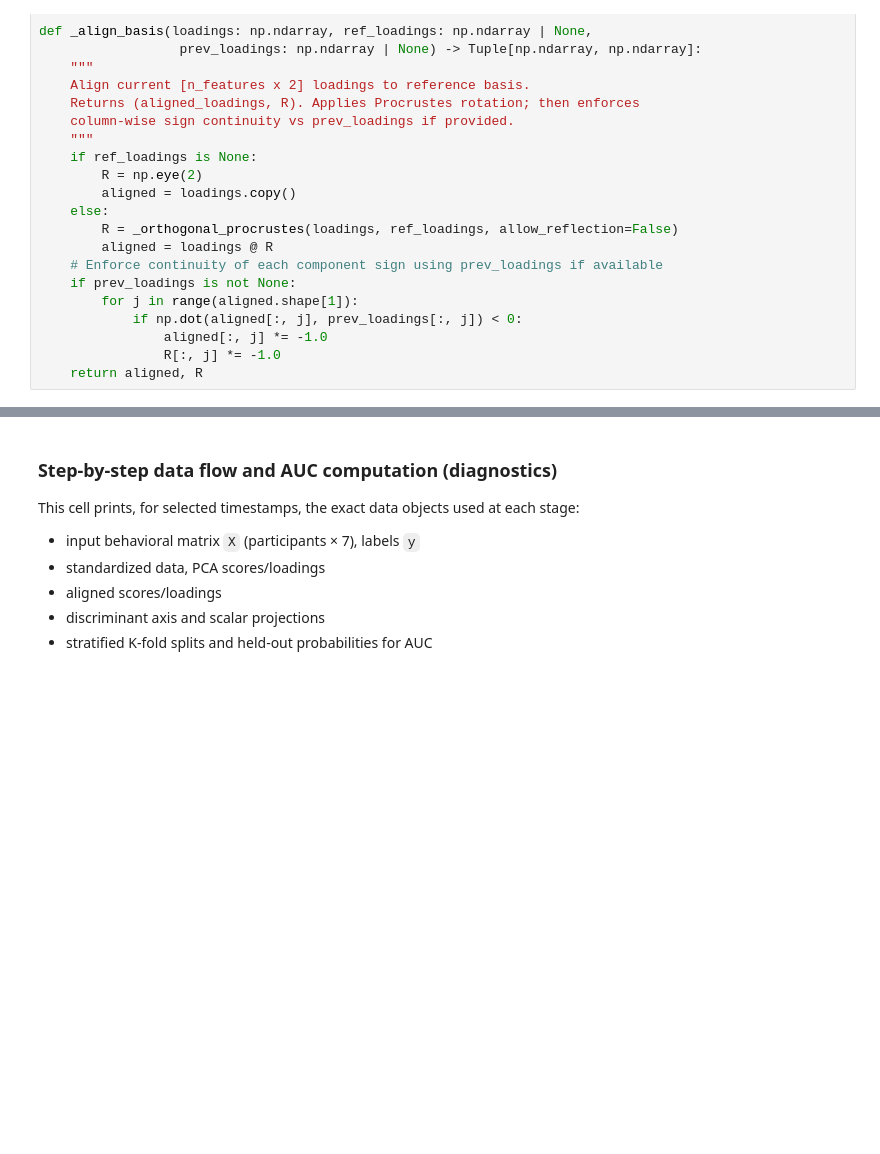
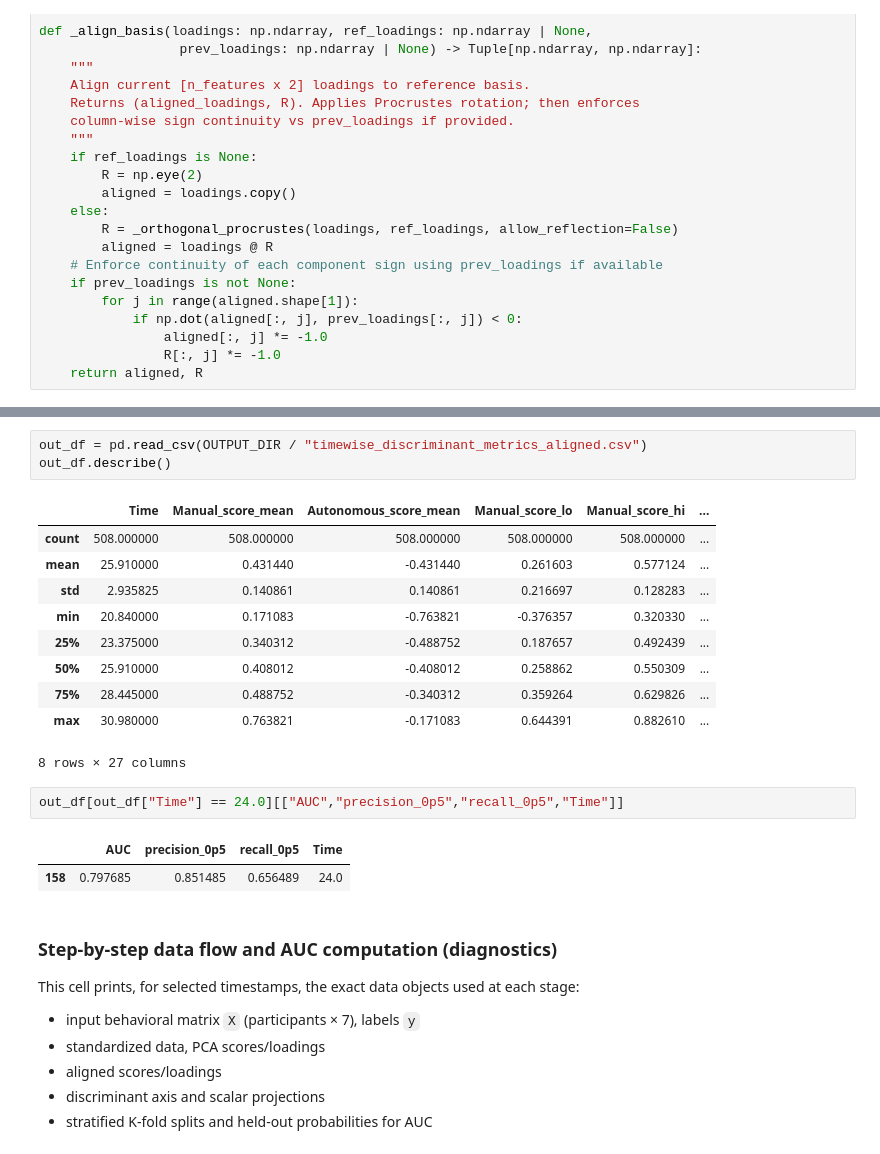
Before and after one commit to JohnMadrid/pca-driving-behavior, a Jupyter notebook: pc-interp.ipynb, the cells around one changed output, grey strips where cells are left out. Drawn from its saved outputs; the diff is of its cells as text; blank space fills up the shorter version.

Commit message:
AUC precision and recall calculation

```diff
--- a/pc-interp.ipynb
+++ b/pc-interp.ipynb
@@ -313,3 +564,22 @@ Saved: /Users/johnmadrid/GitHub/pca-driving-behavior/results/pc-interp/timewise_
+# %%
+out_df = pd.read_csv(OUTPUT_DIR / "timewise_discriminant_metrics_aligned.csv")
+out_df.describe()
+# %% [output]
+|  | Time | Manual_score_mean | Autonomous_score_mean | Manual_score_lo | Manual_score_hi | ... |
+| count | 508.000000 | 508.000000 | 508.000000 | 508.000000 | 508.000000 | ... |
+| mean | 25.910000 | 0.431440 | -0.431440 | 0.261603 | 0.577124 | ... |
+| std | 2.935825 | 0.140861 | 0.140861 | 0.216697 | 0.128283 | ... |
+| min | 20.840000 | 0.171083 | -0.763821 | -0.376357 | 0.320330 | ... |
+| 25% | 23.375000 | 0.340312 | -0.488752 | 0.187657 | 0.492439 | ... |
+| 50% | 25.910000 | 0.408012 | -0.408012 | 0.258862 | 0.550309 | ... |
+| 75% | 28.445000 | 0.488752 | -0.340312 | 0.359264 | 0.629826 | ... |
+| max | 30.980000 | 0.763821 | -0.171083 | 0.644391 | 0.882610 | ... |
+8 rows × 27 columns
+# %%
+out_df[out_df["Time"] == 24.0][["AUC","precision_0p5","recall_0p5","Time"]]
+# %% [output]
+|  | AUC | precision_0p5 | recall_0p5 | Time |
+| 158 | 0.797685 | 0.851485 | 0.656489 | 24.0 |
 # %% [markdown]
 ### Step-by-step data flow and AUC computation (diagnostics)
 This cell prints, for selected timestamps, the exact data objects used at each stage:
```
Also changed, not shown: parts of 7 cells of this notebook.
